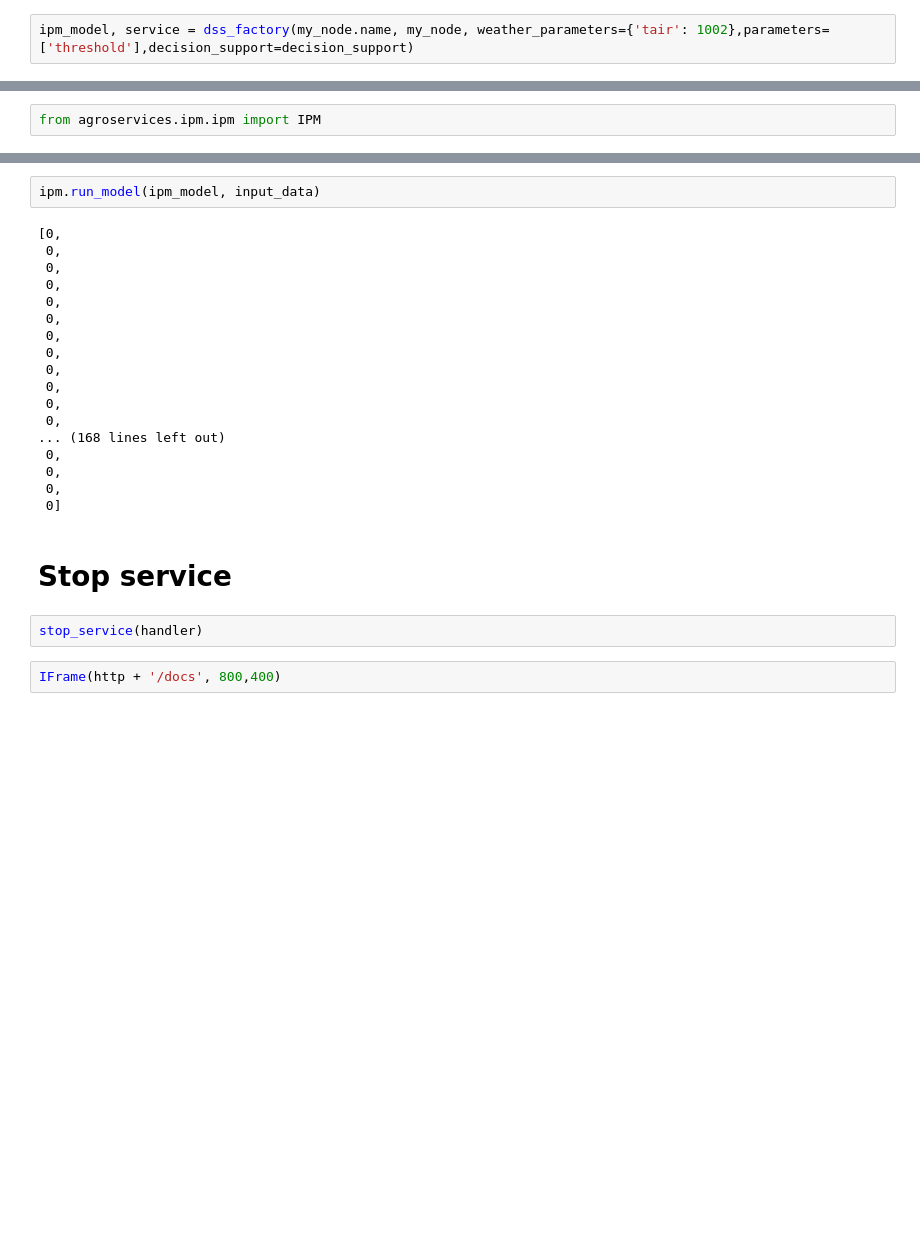
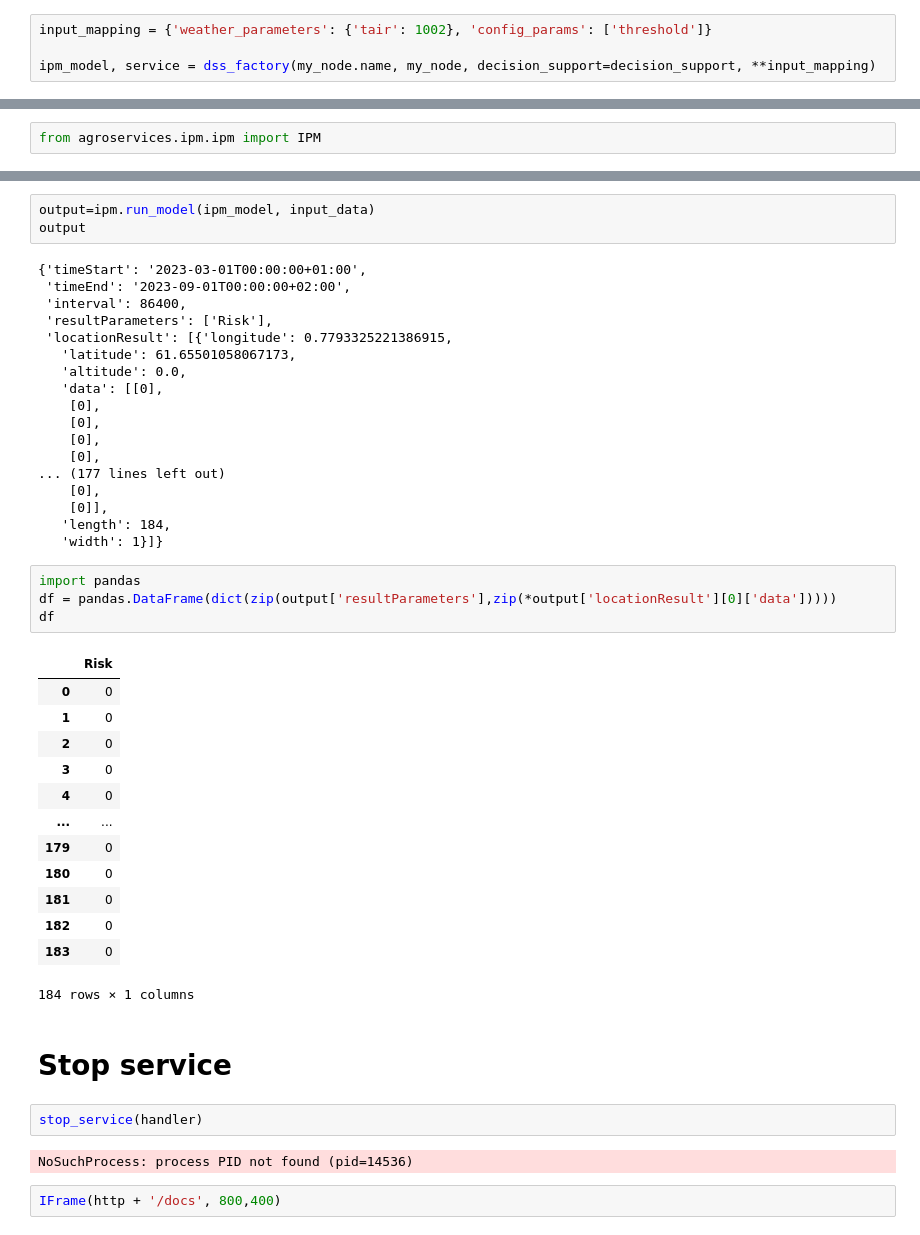
Before and after one commit to H2020-IPM-openalea/DSS, a Jupyter notebook: example/model_integration.ipynb, the cells around one changed output, grey strips where cells are left out. Drawn from its saved outputs; the diff is of its cells as text; blank space fills up the shorter version.

```diff
--- a/example/model_integration.ipynb
+++ b/example/model_integration.ipynb
@@ -70,4 +73,6 @@ decision_support[0] = {'explanation': 'Risk is low',
 decision_support[1] = {'explanation': 'Risk is high',
                       'recommended_action': 'Be carreful !'}
 # %%
-ipm_model, service = dss_factory(my_node.name, my_node, weather_parameters={'tair': 1002},parameters=['threshold'],decision_support=decision_support)
+input_mapping = {'weather_parameters': {'tair': 1002}, 'config_params': ['threshold']}
+
+ipm_model, service = dss_factory(my_node.name, my_node, decision_support=decision_support, **input_mapping)
@@ -142,29 +145,50 @@ input_data
     'length': 184,
     'width': 1}]}}
 # %%
-ipm.run_model(ipm_model, input_data)
+output=ipm.run_model(ipm_model, input_data)
+output
 # %% [output]
-[0,
- 0,
- 0,
- 0,
- 0,
- 0,
- 0,
- 0,
- 0,
- 0,
- 0,
- 0,
-... (168 lines left out)
- 0,
- 0,
- 0,
- 0]
+{'timeStart': '2023-03-01T00:00:00+01:00',
+ 'timeEnd': '2023-09-01T00:00:00+02:00',
+ 'interval': 86400,
+ 'resultParameters': ['Risk'],
+ 'locationResult': [{'longitude': 0.7793325221386915,
+   'latitude': 61.65501058067173,
+   'altitude': 0.0,
+   'data': [[0],
+    [0],
+    [0],
+    [0],
+    [0],
+... (177 lines left out)
+    [0],
+    [0]],
+   'length': 184,
+   'width': 1}]}
+# %%
+import pandas
+df = pandas.DataFrame(dict(zip(output['resultParameters'],zip(*output['locationResult'][0]['data']))))
+df
+# %% [output]
+|  | Risk |
+| 0 | 0 |
+| 1 | 0 |
+| 2 | 0 |
+| 3 | 0 |
+| 4 | 0 |
+| ... | ... |
+| 179 | 0 |
+| 180 | 0 |
+| 181 | 0 |
+| 182 | 0 |
+| 183 | 0 |
+184 rows × 1 columns
 # %% [markdown]
 # Stop service
 # %%
 stop_service(handler)
+# %% [output]
+NoSuchProcess: process PID not found (pid=14536)
 # %%
 IFrame(http + '/docs', 800,400)
 # %% [output]
```
Also changed, not shown: parts of 3 cells of this notebook, 4 other files.
